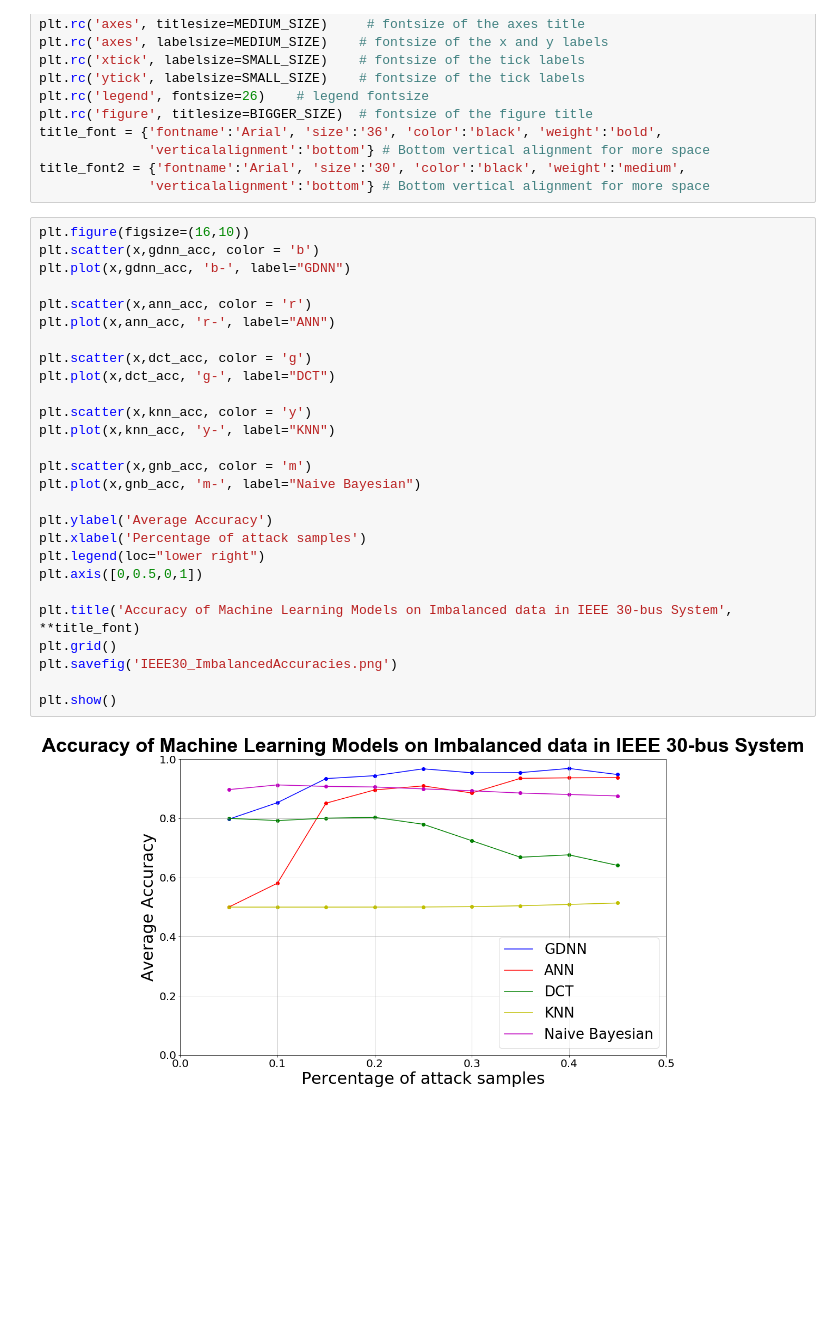
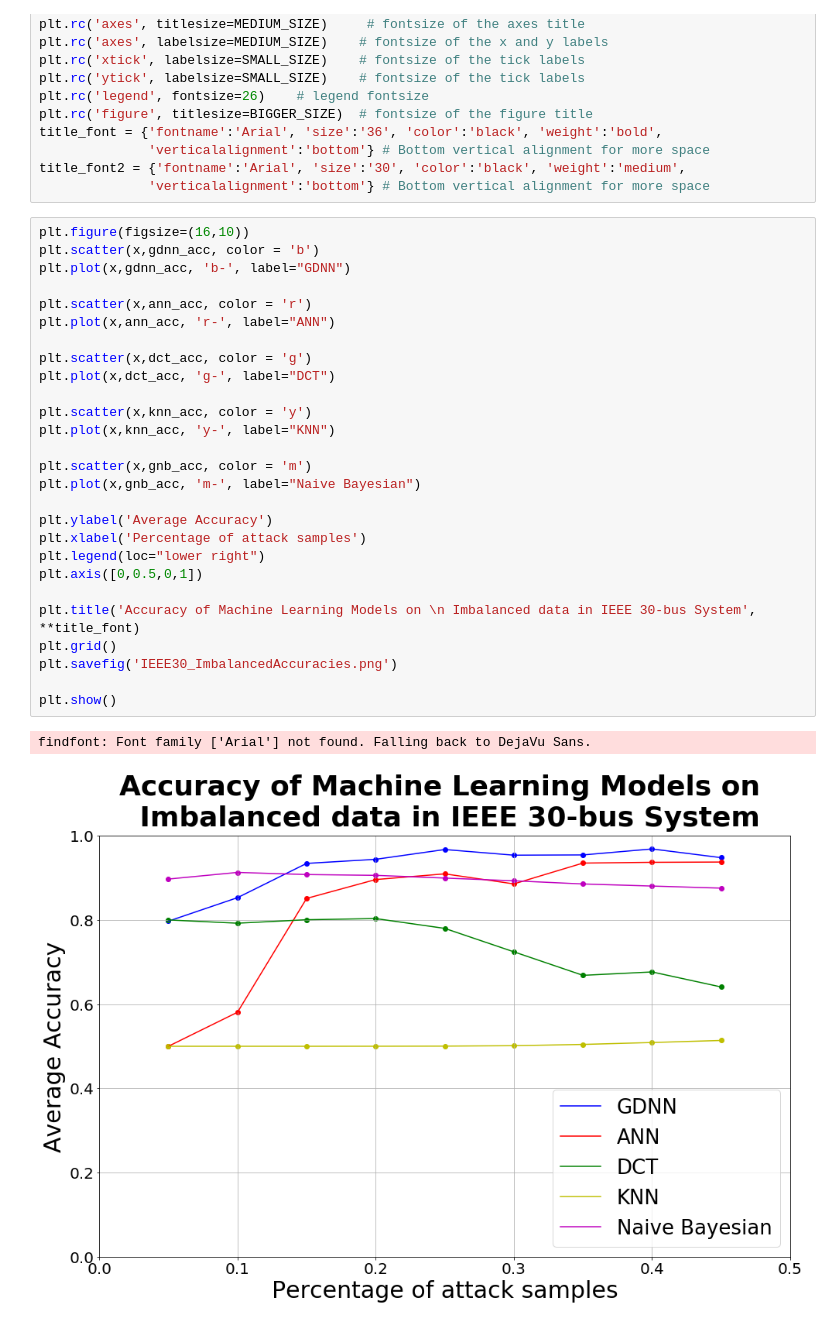
Before and after one commit to jsakhnin/DL_FDI, a Jupyter notebook: Plots and Figures/IEEE30_Imbalanced.ipynb, the cells around one changed output. Drawn from its saved outputs; the diff is of its cells as text; blank space fills up the shorter version.

Commit message:
changes imbalance plot

```diff
--- a/Plots and Figures/IEEE30_Imbalanced.ipynb
+++ b/Plots and Figures/IEEE30_Imbalanced.ipynb
@@ -108,29 +108,30 @@ title_font2 = {'fontname':'Arial', 'size':'30', 'color':'black', 'weight':'mediu
 # %%
 plt.figure(figsize=(16,10))
 plt.scatter(x,gdnn_acc, color = 'b')
 plt.plot(x,gdnn_acc, 'b-', label="GDNN")
 
 plt.scatter(x,ann_acc, color = 'r')
 plt.plot(x,ann_acc, 'r-', label="ANN")
 
 plt.scatter(x,dct_acc, color = 'g')
 plt.plot(x,dct_acc, 'g-', label="DCT")
 
 plt.scatter(x,knn_acc, color = 'y')
 plt.plot(x,knn_acc, 'y-', label="KNN")
 
 plt.scatter(x,gnb_acc, color = 'm')
 plt.plot(x,gnb_acc, 'm-', label="Naive Bayesian")
 
 plt.ylabel('Average Accuracy')
 plt.xlabel('Percentage of attack samples')
 plt.legend(loc="lower right")
 plt.axis([0,0.5,0,1])
 
-plt.title('Accuracy of Machine Learning Models on Imbalanced data in IEEE 30-bus System', **title_font)
+plt.title('Accuracy of Machine Learning Models on \n Imbalanced data in IEEE 30-bus System', **title_font)
 plt.grid()
 plt.savefig('IEEE30_ImbalancedAccuracies.png')
 
 plt.show()
 # %% [output]
+findfont: Font family ['Arial'] not found. Falling back to DejaVu Sans.
-[figure, old version]
+[figure, new version]
```
Also changed, not shown: parts of 1 cell of this notebook, 1 other file.
